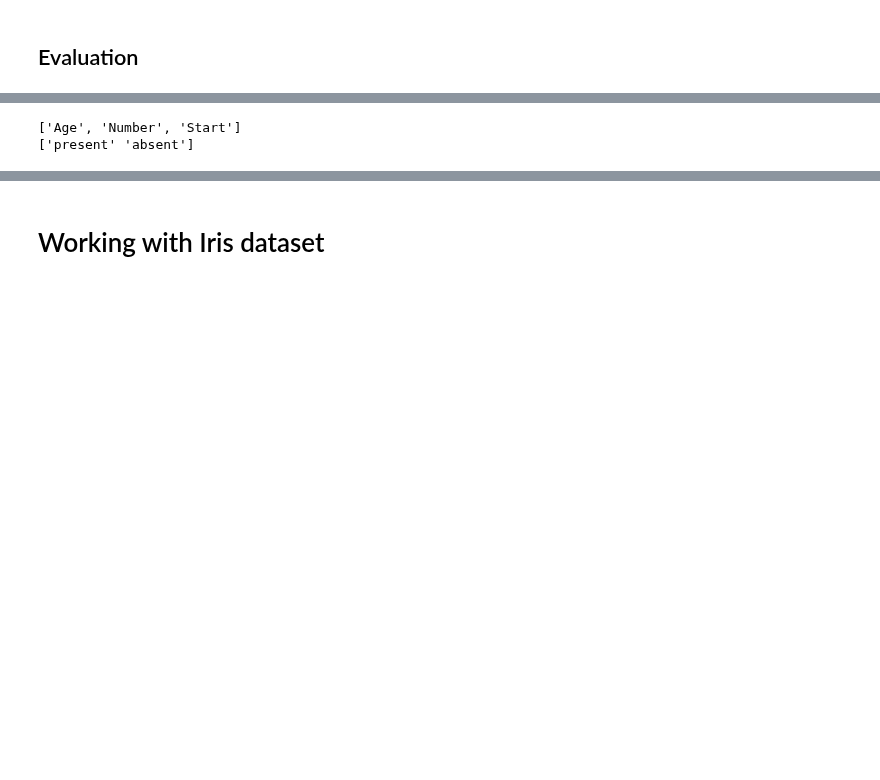
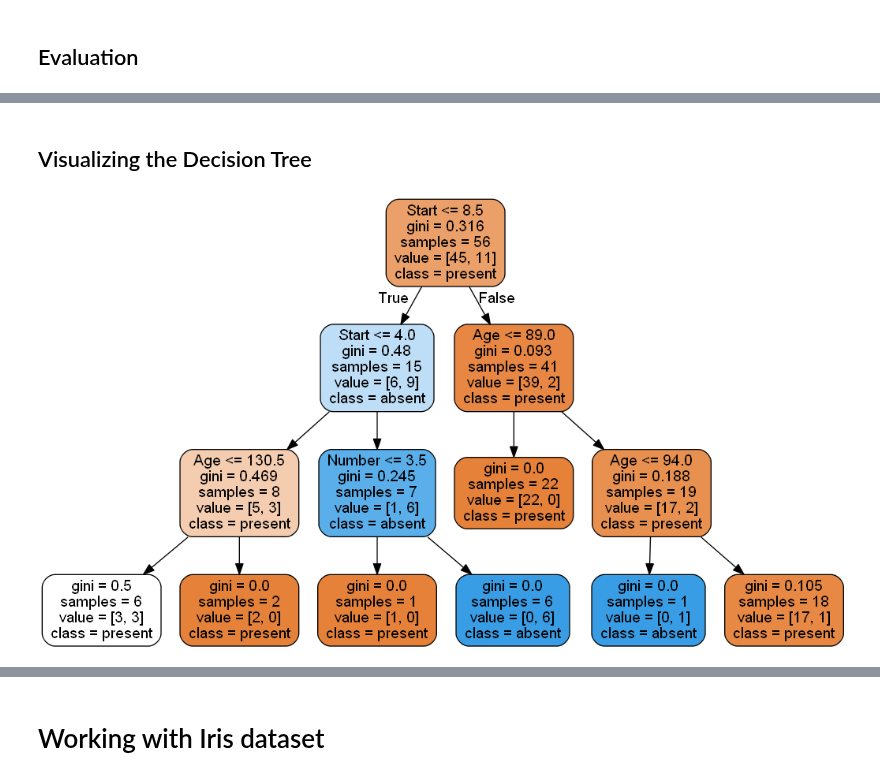
Before and after one commit to subhamsarangi/ML, a Jupyter notebook: 4. Decision Tree/1.1 Decision Tree.ipynb, the cells around one changed output, grey strips where cells are left out. Saved outputs shown, nothing was run; the diff lists cells and outputs as text; code cells hidden in the pictures; blank space fills up the shorter version.

```diff
--- a/4. Decision Tree/1.1 Decision Tree.ipynb
+++ b/4. Decision Tree/1.1 Decision Tree.ipynb
@@ -118,19 +119,25 @@ avg / total       0.79      0.76      0.77        25
+# %% [markdown]
+## Visualizing the Decision Tree
 # %%
 kyph_features = list(df.drop('Kyphosis',axis=1).columns)
-kyph_class=np.array(df['Kyphosis'])[-2:]
-print(kyph_features)
-print(kyph_class)
+kyph_class = np.array(df['Kyphosis'])[-2:]
-# %% [output]
-['Age', 'Number', 'Start']
-['present' 'absent']
 # %%
+from IPython.display import Image
+from sklearn.externals.six import StringIO
+import pydot
 from sklearn.tree import export_graphviz
+
+dot_data = StringIO()
 export_graphviz(
     dt_clf,
-    out_file="kyphoviz.dot",
+    out_file=dot_data,
     feature_names=kyph_features,
     class_names=kyph_class,
     rounded=True,
     filled=True
 )
+graph = pydot.graph_from_dot_data(dot_data.getvalue())
+Image(graph[0].create_png())
+# %% [output]
+[figure, added]
 # %% [markdown]
```
Also changed, not shown: parts of 8 cells of this notebook, 3 other files.
